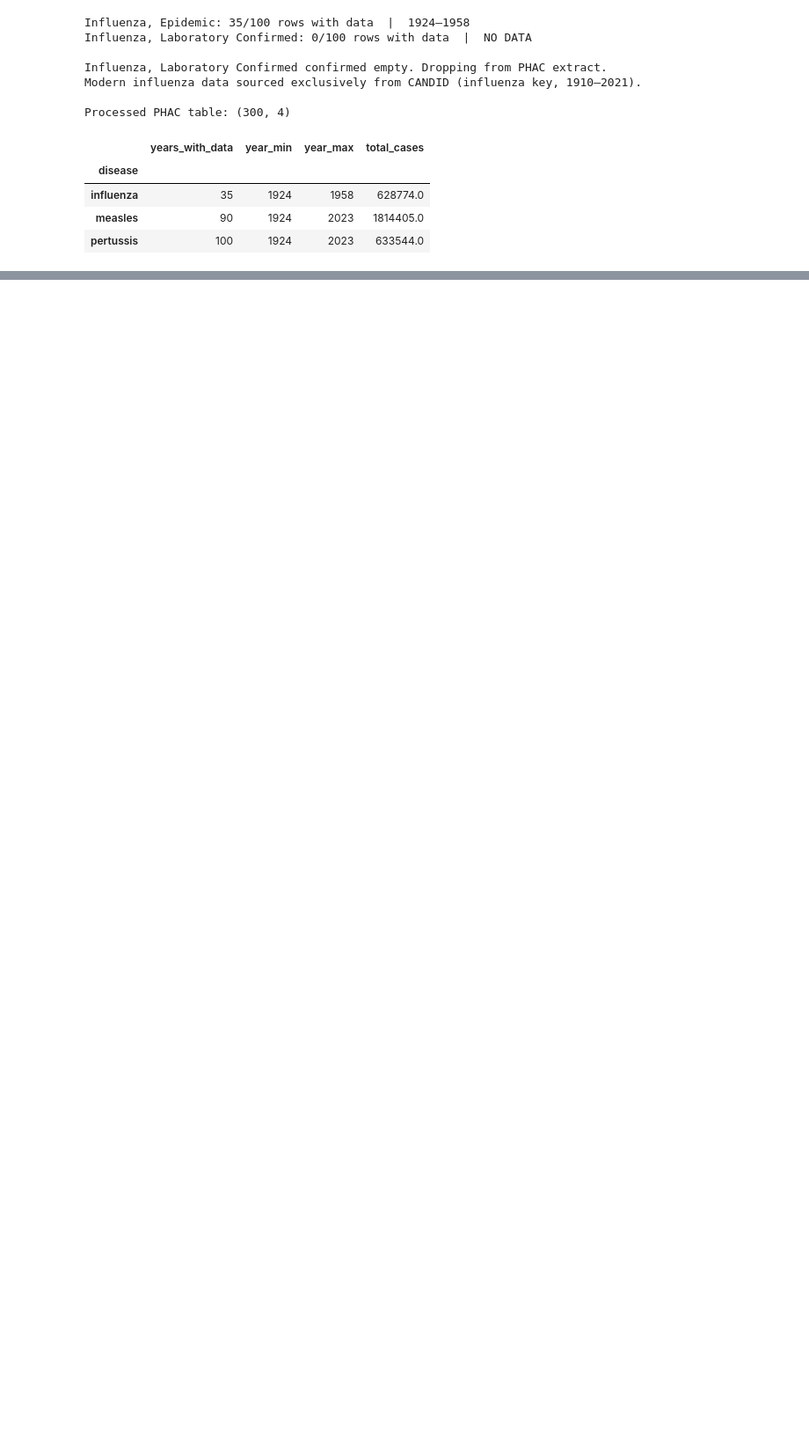
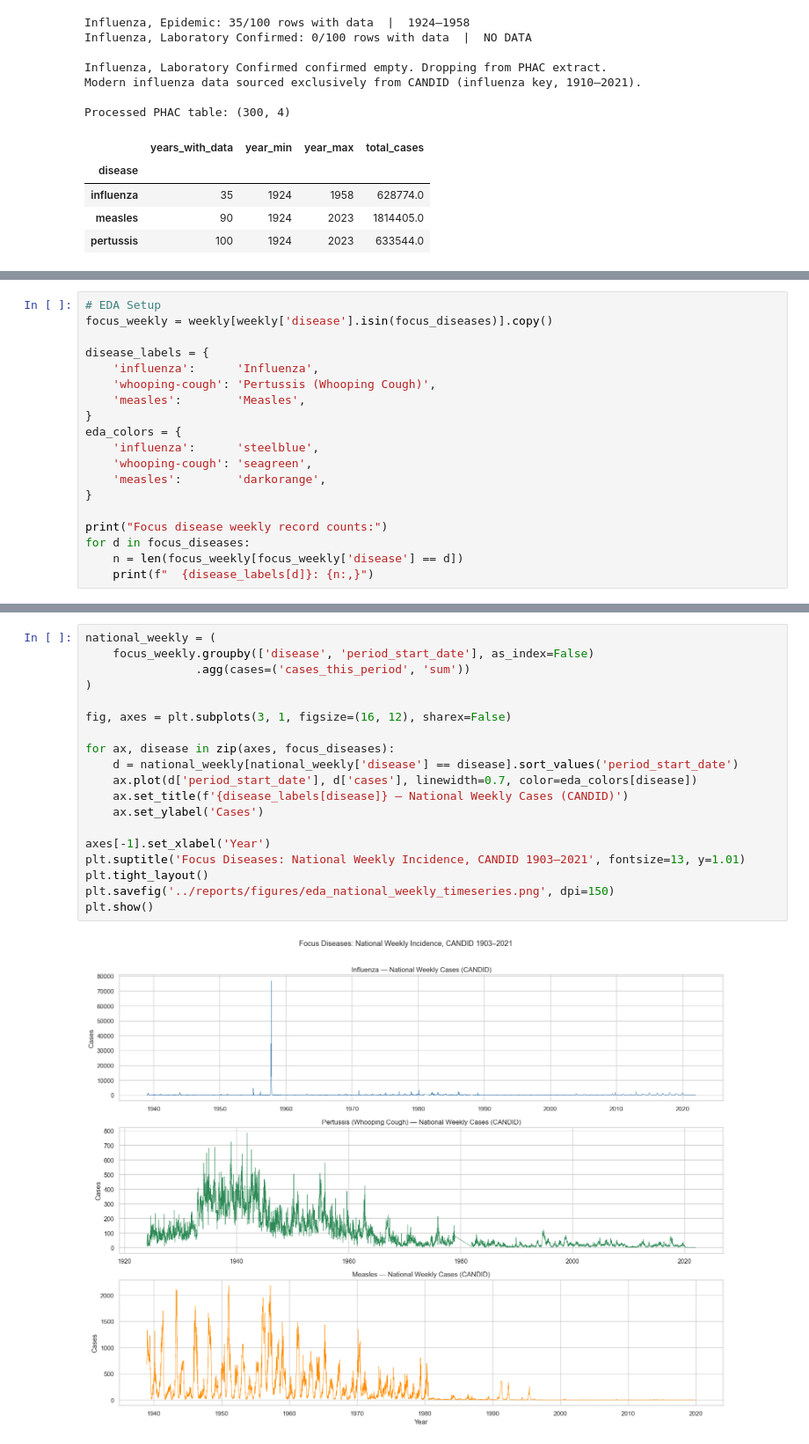
Before and after one commit to payalpt/AAI-590-capstone-canadian-health, a Jupyter notebook: notebooks/01_data_ingestion_and_EDA_colab.ipynb, the cells around one changed output, grey strips where cells are left out. Shown at 88% size. Drawn from its saved outputs; the diff is of its cells as text; blank space fills up the shorter version.

```diff
--- a/notebooks/01_data_ingestion_and_EDA_colab.ipynb
+++ b/notebooks/01_data_ingestion_and_EDA_colab.ipynb
@@ -449,0 +534,19 @@ Processed PHAC table: (300, 4)
+# %%
+# EDA Setup
+focus_weekly = weekly[weekly['disease'].isin(focus_diseases)].copy()
+
+disease_labels = {
+    'influenza':      'Influenza',
+    'whooping-cough': 'Pertussis (Whooping Cough)',
+    'measles':        'Measles',
+}
+eda_colors = {
+    'influenza':      'steelblue',
+    'whooping-cough': 'seagreen',
+    'measles':        'darkorange',
+}
+
+print("Focus disease weekly record counts:")
+for d in focus_diseases:
+    n = len(focus_weekly[focus_weekly['disease'] == d])
+    print(f"  {disease_labels[d]}: {n:,}")
@@ -449,0 +562,21 @@ Processed PHAC table: (300, 4)
+# %%
+national_weekly = (
+    focus_weekly.groupby(['disease', 'period_start_date'], as_index=False)
+                .agg(cases=('cases_this_period', 'sum'))
+)
+
+fig, axes = plt.subplots(3, 1, figsize=(16, 12), sharex=False)
+
+for ax, disease in zip(axes, focus_diseases):
+    d = national_weekly[national_weekly['disease'] == disease].sort_values('period_start_date')
+    ax.plot(d['period_start_date'], d['cases'], linewidth=0.7, color=eda_colors[disease])
+    ax.set_title(f'{disease_labels[disease]} — National Weekly Cases (CANDID)')
+    ax.set_ylabel('Cases')
+
+axes[-1].set_xlabel('Year')
+plt.suptitle('Focus Diseases: National Weekly Incidence, CANDID 1903–2021', fontsize=13, y=1.01)
+plt.tight_layout()
+plt.savefig('../reports/figures/eda_national_weekly_timeseries.png', dpi=150)
+plt.show()
+# %% [output]
+[figure, added]
```
Also changed, not shown: parts of 19 cells of this notebook.
